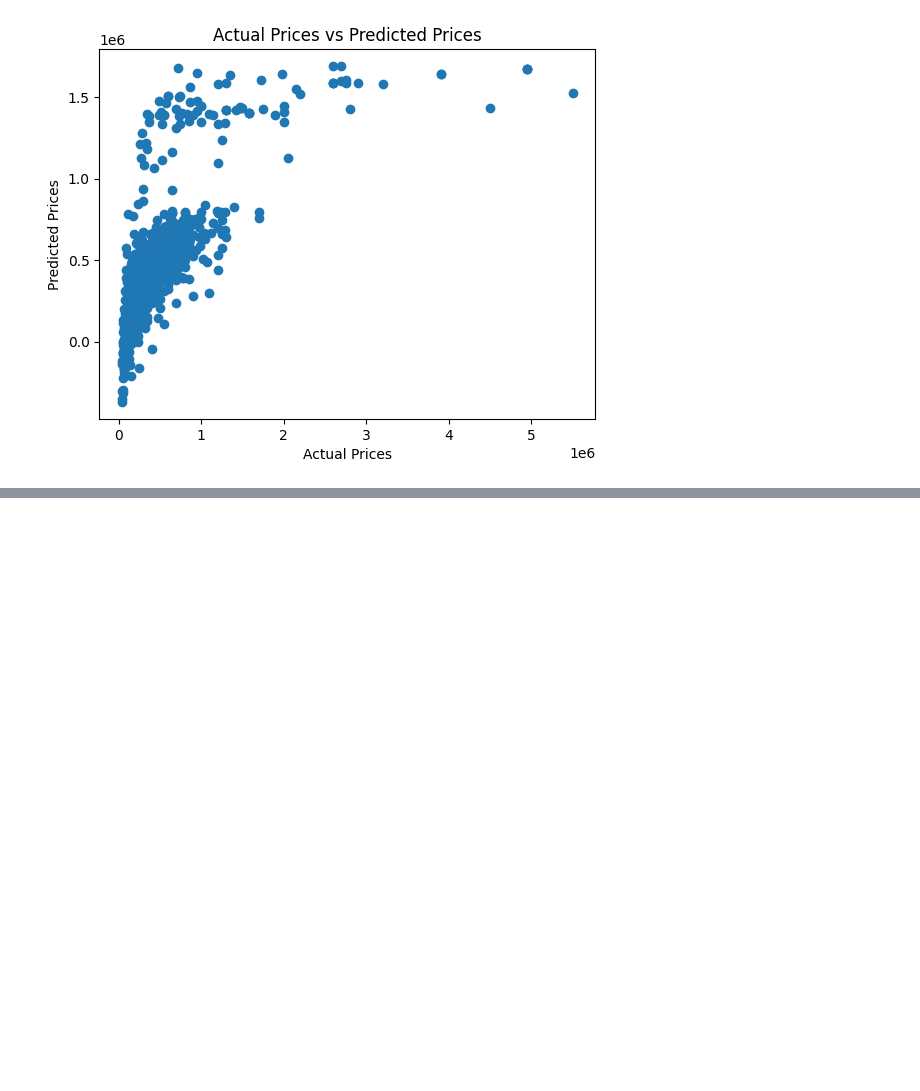
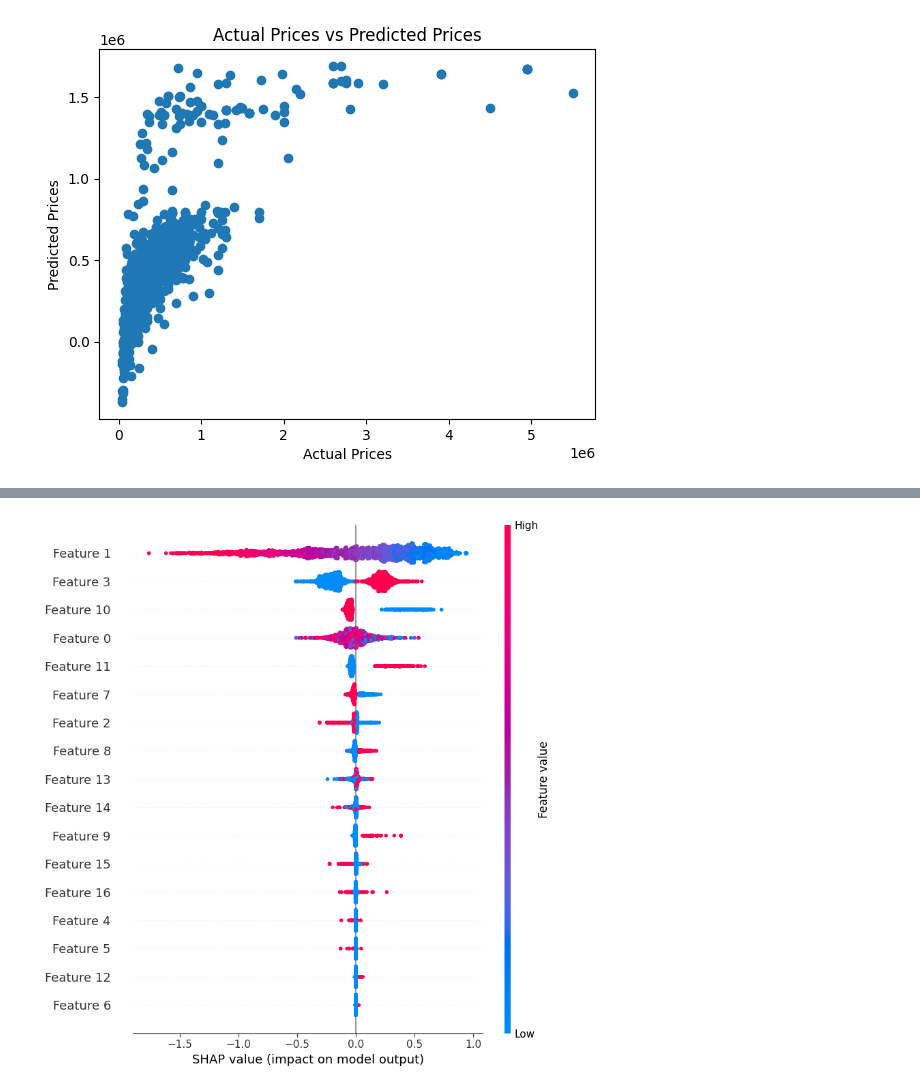
Before and after one commit to Shalu-Yadav0811/Car-Price-Prediction, a Jupyter notebook: CarPricePrediction.ipynb, the cells around one changed output, grey strips where cells are left out. Saved outputs shown, nothing was run; the diff lists cells and outputs as text; code cells hidden in the pictures; blank space fills up the shorter version.

```diff
--- a/CarPricePrediction.ipynb
+++ b/CarPricePrediction.ipynb
@@ -324,0 +448,10 @@ plt.show()
+# %%
+# Feature Importance (SHAP for Random Forest)
+rf_model = RandomForestRegressor(n_estimators=100, random_state=42)
+X_train_transformed = preprocessor.fit_transform(X_train)
+rf_model.fit(X_train_transformed, y_train)
+explainer = shap.Explainer(rf_model)
+shap_values = explainer(X_train_transformed)
+shap.summary_plot(shap_values, X_train_transformed)
+# %% [output]
+[figure, added]
```
Also changed, not shown: parts of 21 cells of this notebook.
